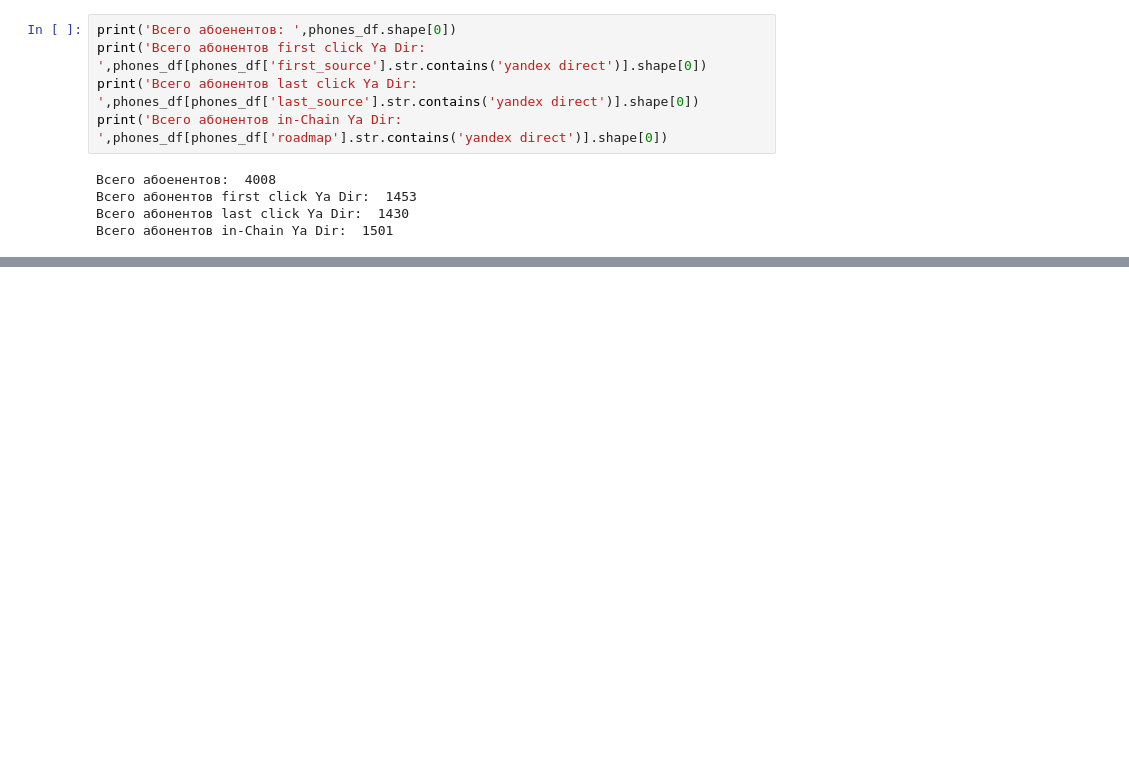
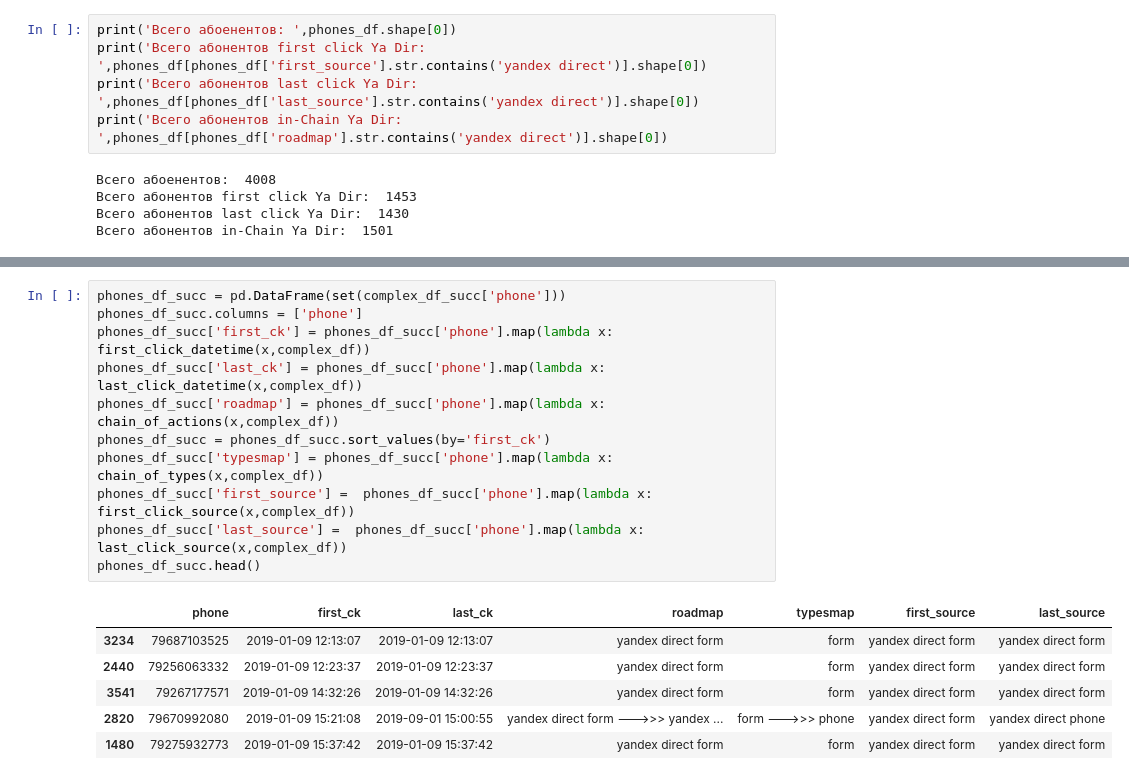
Before and after one commit to artwist-polyakov/adv, a Jupyter notebook: yandex/Yandex Stats Autoprestus.ipynb, the cells around one changed output, grey strips where cells are left out. Cells and saved outputs as stored; diff of their text form; blank space fills up the shorter version.

```diff
--- a/yandex/Yandex Stats Autoprestus.ipynb
+++ b/yandex/Yandex Stats Autoprestus.ipynb
@@ -311,0 +359,18 @@ print('Всего абонентов in-Chain Ya Dir: ',phones_df[phones_df['roa
+# %%
+phones_df_succ = pd.DataFrame(set(complex_df_succ['phone']))
+phones_df_succ.columns = ['phone']
+phones_df_succ['first_ck'] = phones_df_succ['phone'].map(lambda x: first_click_datetime(x,complex_df))
+phones_df_succ['last_ck'] = phones_df_succ['phone'].map(lambda x: last_click_datetime(x,complex_df))
+phones_df_succ['roadmap'] = phones_df_succ['phone'].map(lambda x: chain_of_actions(x,complex_df))
+phones_df_succ = phones_df_succ.sort_values(by='first_ck')
+phones_df_succ['typesmap'] = phones_df_succ['phone'].map(lambda x: chain_of_types(x,complex_df))
+phones_df_succ['first_source'] =  phones_df_succ['phone'].map(lambda x: first_click_source(x,complex_df))
+phones_df_succ['last_source'] =  phones_df_succ['phone'].map(lambda x: last_click_source(x,complex_df))
+phones_df_succ.head()
+# %% [output]
+|  | phone | first_ck | last_ck | roadmap | typesmap | first_source | last_source |
+| 3234 | 79687103525 | 2019-01-09 12:13:07 | 2019-01-09 12:13:07 | yandex direct form | form | yandex direct form | yandex direct form |
+| 2440 | 79256063332 | 2019-01-09 12:23:37 | 2019-01-09 12:23:37 | yandex direct form | form | yandex direct form | yandex direct form |
+| 3541 | 79267177571 | 2019-01-09 14:32:26 | 2019-01-09 14:32:26 | yandex direct form | form | yandex direct form | yandex direct form |
+| 2820 | 79670992080 | 2019-01-09 15:21:08 | 2019-09-01 15:00:55 | yandex direct form --->>> yandex ... | form --->>> phone | yandex direct form | yandex direct phone |
+| 1480 | 79275932773 | 2019-01-09 15:37:42 | 2019-01-09 15:37:42 | yandex direct form | form | yandex direct form | yandex direct form |
```
Also changed, not shown: parts of 10 cells of this notebook.
